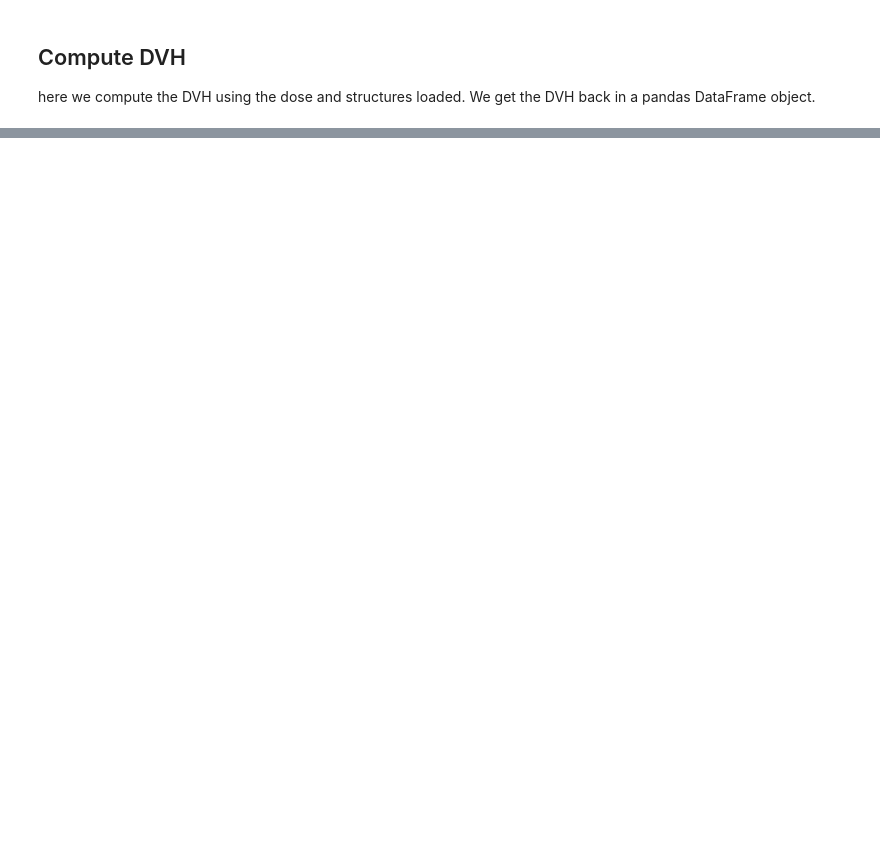
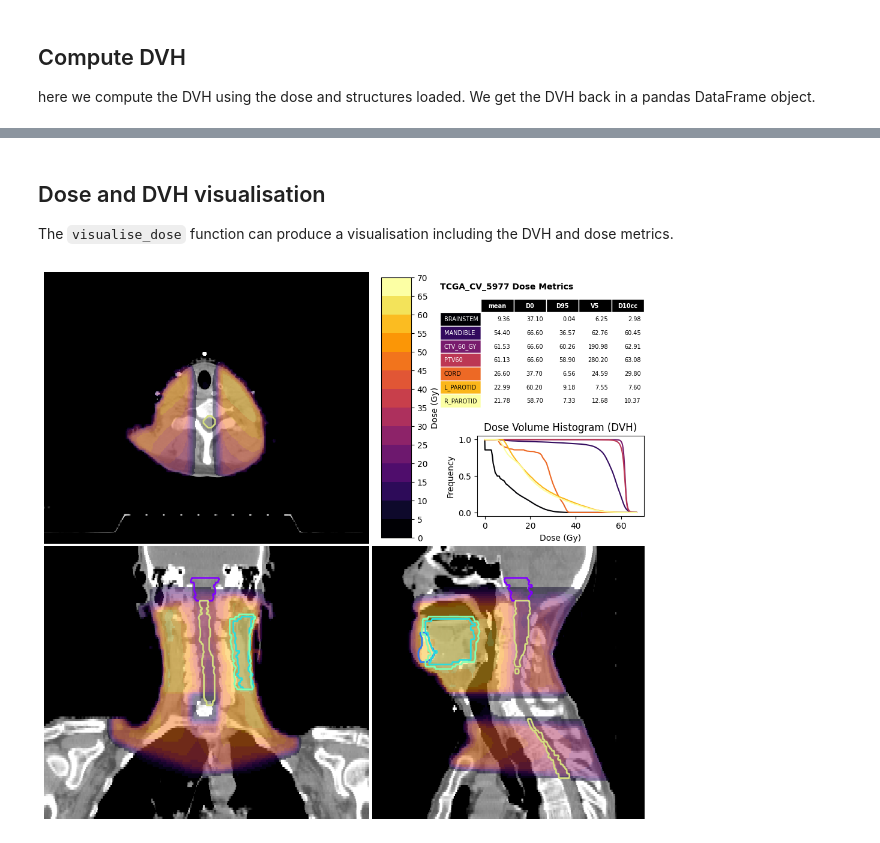
Before and after one commit to pyplati/platipy, a Jupyter notebook: examples/dvh_analysis.ipynb, the cells around one changed output, grey strips where cells are left out. Saved outputs shown, nothing was run; the diff lists cells and outputs as text; code cells hidden in the pictures; blank space fills up the shorter version.

```diff
--- a/examples/dvh_analysis.ipynb
+++ b/examples/dvh_analysis.ipynb
@@ -91,0 +120,18 @@ df_metrics_v
+# %% [markdown]
+## Dose and DVH visualisation
+
+The `visualise_dose` function can produce a visualisation including the DVH and dose metrics.
+# %%
+visualise_dose(
+    ct_image,
+    dose,
+    structures,
+    dvh=dvh,
+    d_points=[0, 95],
+    v_points=[5],
+    d_cc_points=[10],
+    structure_for_limits=dose>5,
+    expansion_for_limits=40,
+    title="TCGA_CV_5977 Dose Metrics")
+# %% [output]
+[figure, added]
```
Also changed, not shown: parts of 7 cells of this notebook, 1 other file.
